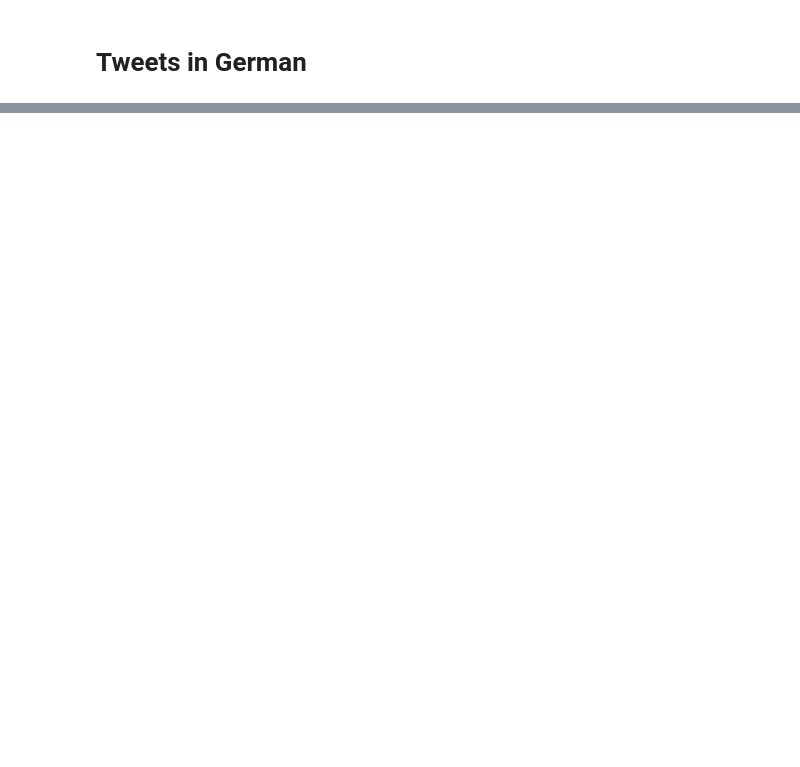
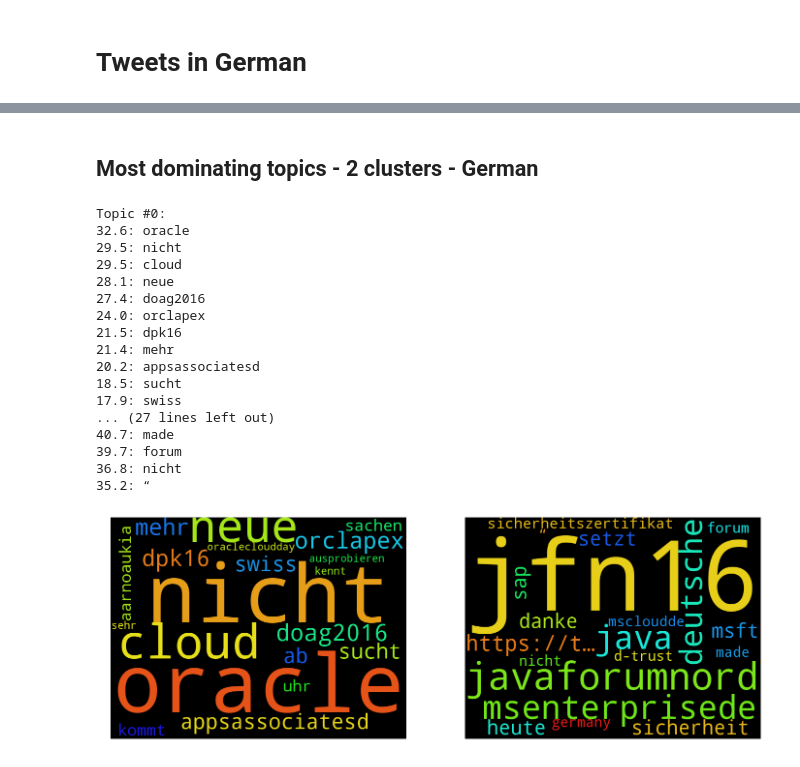
Before and after one commit to skeydan/twitter_topics, a Jupyter notebook: describe_tweets_1.ipynb, the cells around one changed output, grey strips where cells are left out. Saved outputs shown, nothing was run; the diff lists cells and outputs as text; code cells hidden in the pictures; blank space fills up the shorter version.

```diff
--- a/describe_tweets_1.ipynb
+++ b/describe_tweets_1.ipynb
@@ -241,0 +347,29 @@ Name: text_wo_#@, dtype: object
+# %% [markdown]
+## Most dominating topics - 2 clusters - German
+# %%
+model = lda_models[1]
+n_top_words = 20
+print_top_words(model, n_top_words)
+
+fig, (ax1, ax2) = plt.subplots(1, 2, figsize = (24,16))
+axes = [ax1, ax2]
+show_word_clouds(model, axes, n_top_words)
+# %% [output]
+Topic #0:
+32.6: oracle
+29.5: nicht
+29.5: cloud
+28.1: neue
+27.4: doag2016
+24.0: orclapex
+21.5: dpk16
+21.4: mehr
+20.2: appsassociatesd
+18.5: sucht
+17.9: swiss
+... (27 lines left out)
+40.7: made
+39.7: forum
+36.8: nicht
+35.2: “
+[figure, added]
```
Also changed, not shown: parts of 32 cells of this notebook, 2 other files.
